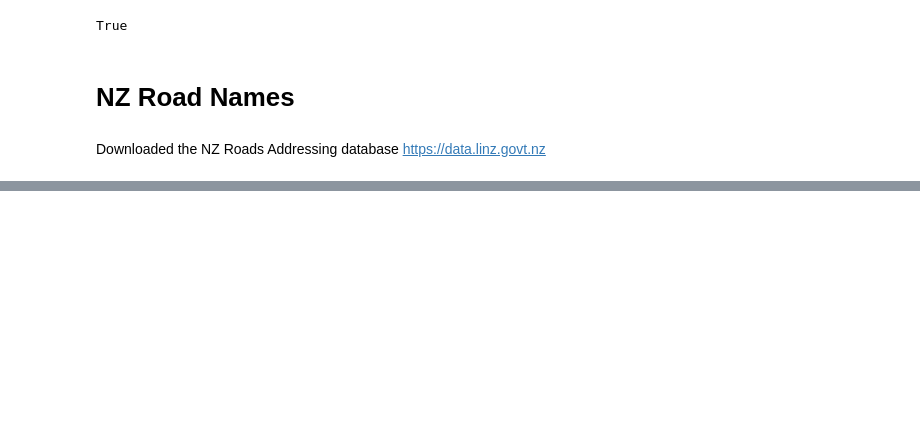
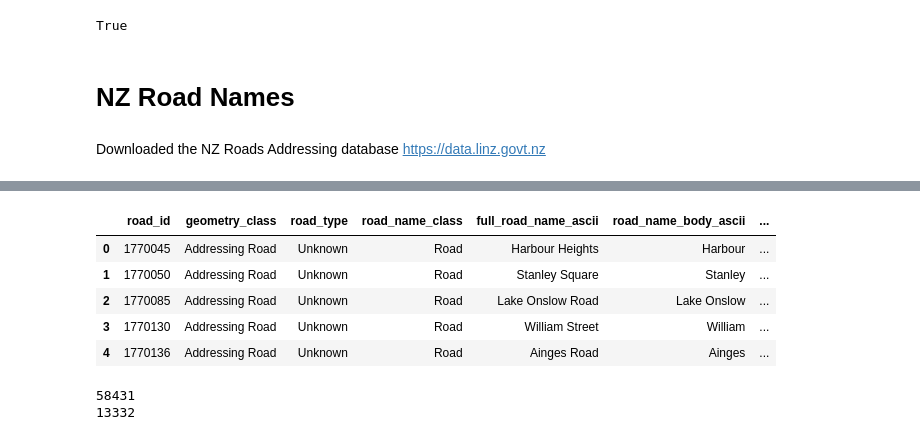
Before and after one commit to reed-roberts/nz-streetnames, a Jupyter notebook: notebooks/maori-word-classifier.ipynb, the cells around one changed output, grey strips where cells are left out. Cells and saved outputs as stored; diff of their text form; code cells hidden in the pictures; blank space fills up the shorter version.

```diff
--- a/notebooks/maori-word-classifier.ipynb
+++ b/notebooks/maori-word-classifier.ipynb
@@ -30,6 +30,7 @@ with open('../data/raw/maori_legal_lexicon.csv', 'rb') as f:
             if (word!='' and ~word.isdigit()):
                 for i in word.split(' '):
                     maori_lexicon.add(i.lower())
+f.close()
 
 with open('../data/raw/maori_lexicon.csv', 'rb') as f:
     reader = csv.reader(f)
@@ -37,8 +38,13 @@ with open('../data/raw/maori_lexicon.csv', 'rb') as f:
     for item in rough_list:
         for word in item:
             maori_lexicon.add(word.lower())
+f.close()
 
-maori_lexicon.remove("")
+#Need to remove single letters, 'no' and 'one' which are a common source of false positives
+to_remove = ['','me','no','one','a','e','i','o','u']
+
+for letter in to_remove:
+    maori_lexicon.remove(letter)
 # %% [markdown]
 Using a slightly edited verison of the first ~2000 from https://github.com/first20hours/google-10000-english/blob/master/20k.txt
 
@@ -221,16 +246,18 @@ def classify_as_maori(word):
     non_maori_letters = set(['b','c','d','f','j','l','q','s','v','x','y','z'])
     for word in wordlist:
         if word in maori_lexicon:
-            return True
+            return 1
         elif word in english_lexicon:
             pass
         elif any((char in non_maori_letters) for char in word):
             pass
         elif word.isdigit():
             pass
+        elif word[-1] not in ['a','e','i','o','u']:
+            pass
         elif final_model.predict(pd.DataFrame([word2features(word)]).drop([0,1],axis=1).values)==1:
-            return True
-    return False
+            return 1
+    return 0
 
 def classify_as_maori_diagnose(word):
     word = str(word)
@@ -327,0 +306,25 @@ print maori_roads
+# %%
+nz_roads_df = pd.read_csv('../data/raw/lds-nz-roads-addressing-CSV/nz-roads-addressing.csv')
+nz_road_subsections_df = pd.read_csv('../data/raw/lds-nz-roads-subsections-addressing-CSV/nz-roads-subsections-addressing.csv')
+nz_roads_df.drop(['WKT','full_road_name', 'road_name_label', 'road_name_prefix', 'road_name_body',
+                  'road_name_type', 'road_name_suffix', 'route_name_body', 'route_name_number',
+                  'route_name_alpha', 'route_name_suffix', 'road_name_label_ascii'],
+                 axis=1, inplace=True)
+nz_road_subsections_df.drop(['WKT', 'road_section_geometry_id', 'road_section_id', 'geometry_class',
+                             'road_type', 'road_section_type','address_range_road_id', 'full_road_name',
+                             'road_name_label','full_road_name_ascii', 'road_name_label_ascii',
+                             'road_name_body_ascii', 'secondary_road_name_ascii','road_name_prefix',
+                             'road_name_body','road_name_type','road_name_suffix','secondary_road_name',
+                             'full_route_name', 'secondary_route_name','tertiary_route_name',
+                             'left_suburb_locality', 'right_suburb_locality','left_town_city', 'right_town_city',
+                             'left_suburb_locality_ascii','right_suburb_locality_ascii', 'left_town_city_ascii',
+                             'right_town_city_ascii'],
+                            axis=1, inplace=True)
+print nz_road_subsections_df.shape
+nz_road_subsections_df.drop_duplicates(inplace=True)
+print nz_road_subsections_df.shape
+test_df = pd.merge(nz_roads_df, nz_road_subsections_df, how='inner', on='road_id')
+print test_df.head()
+print test_df.shape
+test_df.dropna(inplace=True)
+print test_df.shape
@@ -327,0 +349,16 @@ print maori_roads
+# %%
+test_df['maori_name'] = test_df['road_name_body_ascii'].apply(classify_as_maori)
+test_df.head()
+# %% [output]
+|  | road_id | geometry_class | road_type | road_name_class | full_road_name_ascii | road_name_body_ascii | ... |
+| 0 | 1770045 | Addressing Road | Unknown | Road | Harbour Heights | Harbour | ... |
+| 1 | 1770050 | Addressing Road | Unknown | Road | Stanley Square | Stanley | ... |
+| 2 | 1770085 | Addressing Road | Unknown | Road | Lake Onslow Road | Lake Onslow | ... |
+| 3 | 1770130 | Addressing Road | Unknown | Road | William Street | William | ... |
+| 4 | 1770136 | Addressing Road | Unknown | Road | Ainges Road | Ainges | ... |
+# %%
+print test_df[test_df['maori_name']==0]['maori_name'].count()
+print test_df[test_df['maori_name']==1]['maori_name'].count()
+# %% [output]
+58431
+13332
```
Also changed, not shown: parts of 17 cells of this notebook.
